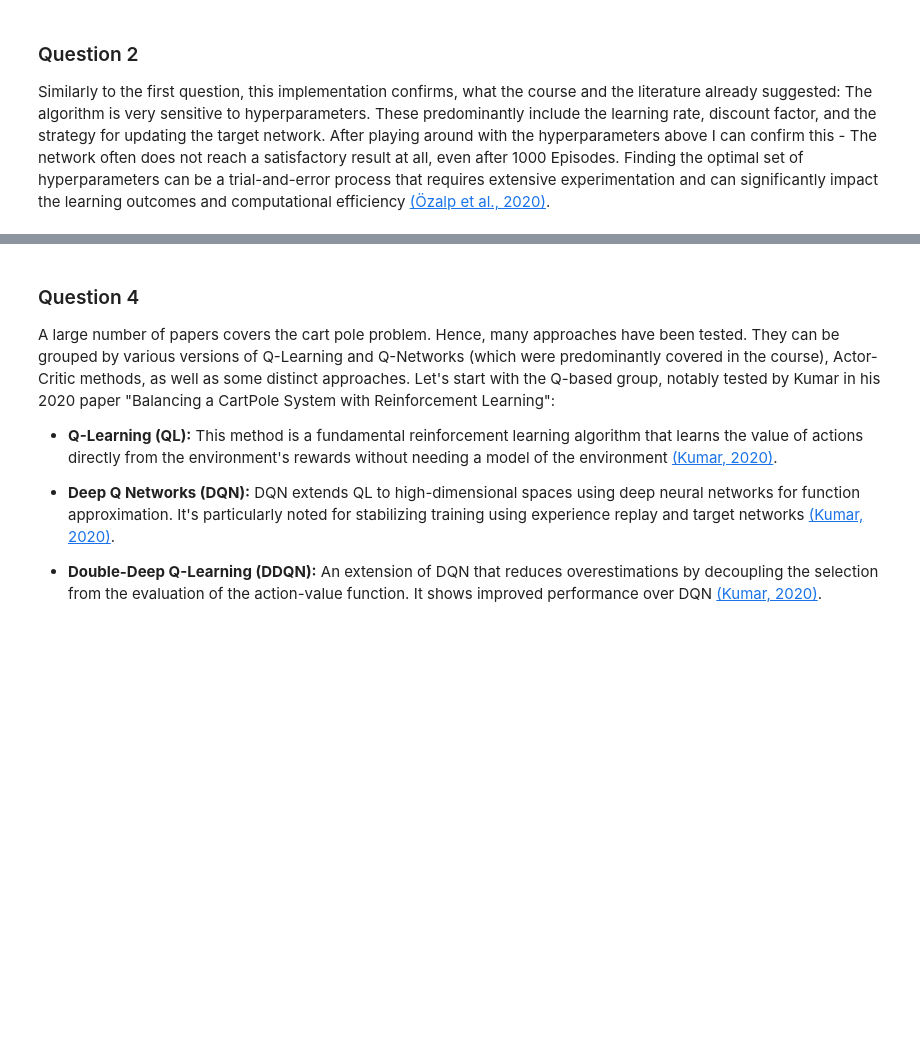
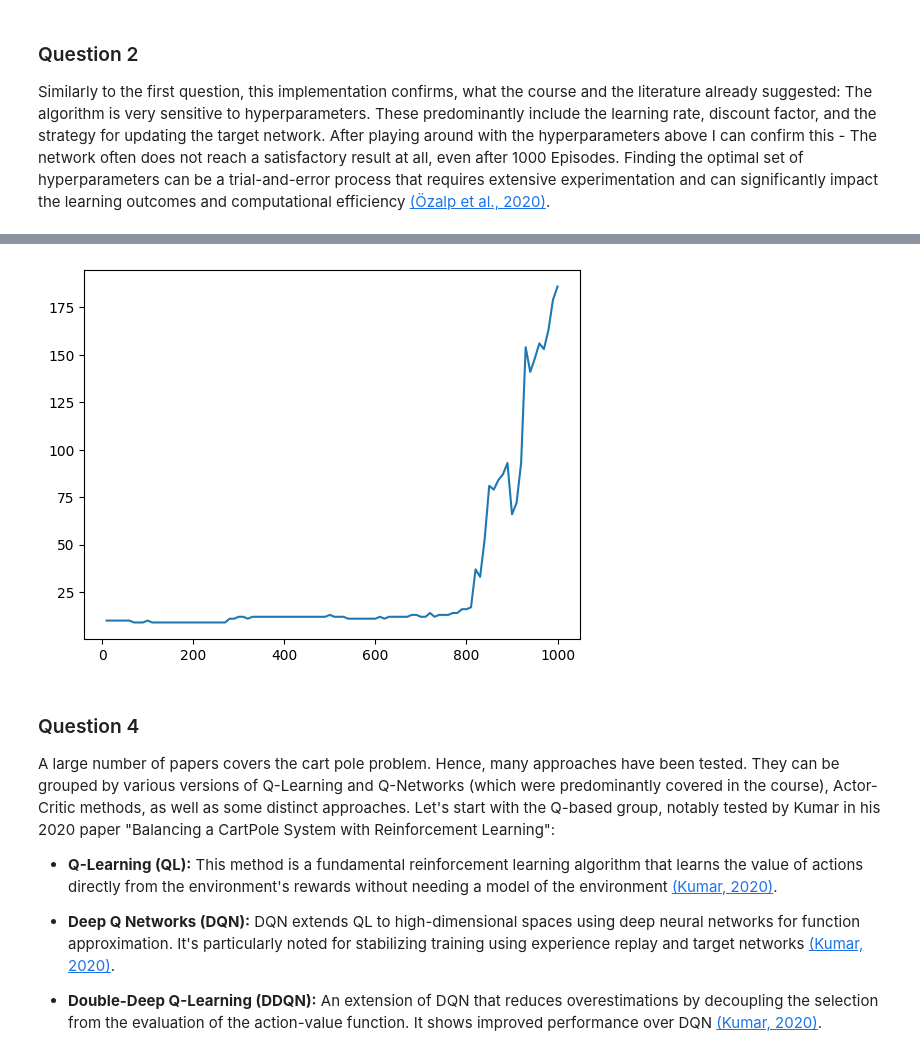
Before and after one commit to nilsmart96/fs-ainf-class, a Jupyter notebook: Assignment Solutions/Block 1/RL_final_assignment_dqn_handout.ipynb, the cells around one changed output, grey strips where cells are left out. Drawn from its saved outputs; the diff is of its cells as text; code cells hidden in the pictures; blank space fills up the shorter version.

Commit message:
revised images

```diff
--- a/Assignment Solutions/Block 1/RL_final_assignment_dqn_handout.ipynb
+++ b/Assignment Solutions/Block 1/RL_final_assignment_dqn_handout.ipynb
@@ -387,3 +385,8 @@ There are several leaderboards available online ([paperswithcode](https://papers
+# %%
+from IPython.display import display, Image
+display(Image(filename='rl-final-1000.png'))
+# %% [output]
+[figure, added]
 # %% [markdown]
 ### Question 4
 A large number of papers covers the cart pole problem. Hence, many approaches have been tested. They can be grouped by various versions of Q-Learning and Q-Networks (which were predominantly covered in the course), Actor-Critic methods, as well as some distinct approaches. Let's start with the Q-based group, notably tested by Kumar in his 2020 paper "Balancing a CartPole System with Reinforcement Learning":
```
Also changed, not shown: parts of 1 cell of this notebook.
